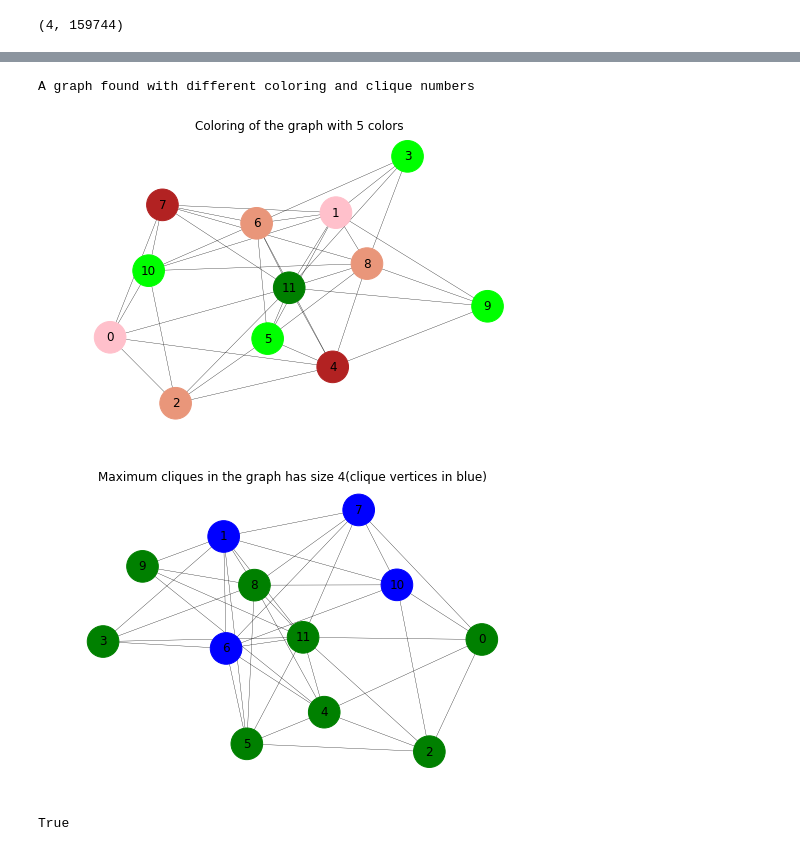
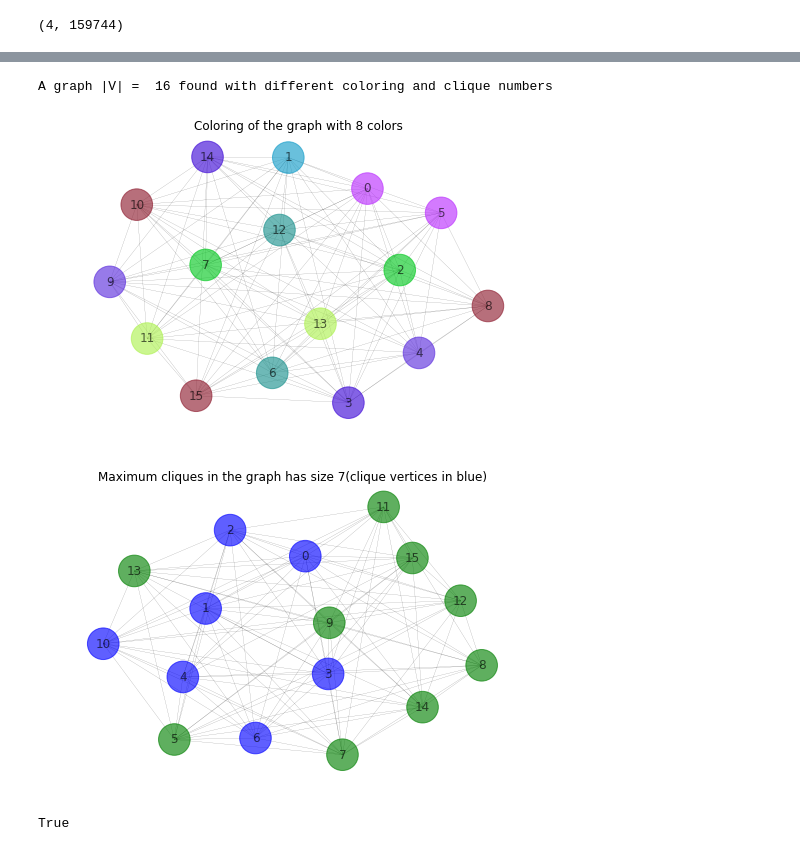
Before and after one commit to ddzunja/tensor-network-algorithm, a Jupyter notebook: graph coloring/Graph visualization.ipynb, the cells around one changed output, grey strips where cells are left out. Drawn from its saved outputs; the diff is of its cells as text; code cells hidden in the pictures.

Commit message:
visualization fixes

```diff
--- a/graph coloring/Graph visualization.ipynb
+++ b/graph coloring/Graph visualization.ipynb
@@ -272,9 +277,9 @@ def generate_non_matching_pairs(num_vertices, trials = 100):
     print("No graphs found with different coloring and clique numbers")
     return False
 # %%
-generate_non_matching_pairs(12)
+generate_non_matching_pairs(16)
 # %% [output]
-A graph found with different coloring and clique numbers
+A graph |V| =  16 found with different coloring and clique numbers
-[figure, old version]
+[figure, new version]
-[figure, old version]
+[figure, new version]
 True
```
Also changed, not shown: parts of 17 cells of this notebook.
